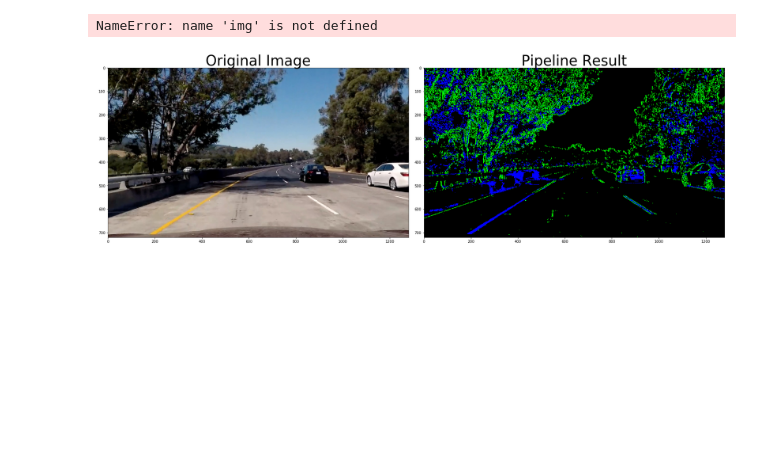
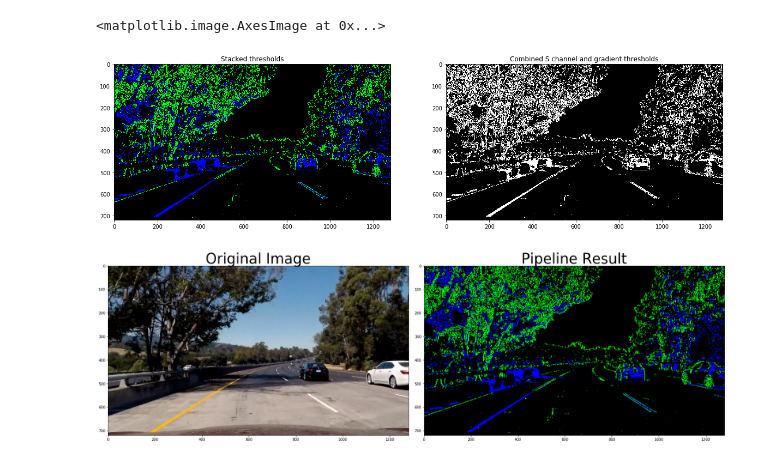
Before and after one commit to demigecko/CarND-Advanced-Lane-Lines, a Jupyter notebook: Segments/9-Color and Gradient.ipynb, the cells around one changed output. Drawn from its saved outputs; the diff is of its cells as text; code cells hidden in the pictures; blank space fills up the shorter version.

```diff
--- a/Segments/9-Color and Gradient.ipynb
+++ b/Segments/9-Color and Gradient.ipynb
@@ -4,7 +4,7 @@ import cv2
 import matplotlib.pyplot as plt
 import matplotlib.image as mpimg
 
-image = mpimg.imread('bridge_shadow.jpg')
+img = mpimg.imread('bridge_shadow.jpg')
 
 # Convert to HLS color space and separate the S channel
 # Note: img is the undistorted image
@@ -22,34 +22,35 @@ abs_sobelx = np.absolute(sobelx) # Absolute x derivative to accentuate lines awa
 scaled_sobel = np.uint8(255*abs_sobelx/np.max(abs_sobelx))
 
 # Threshold x gradient
 thresh_min = 20
 thresh_max = 100
 sxbinary = np.zeros_like(scaled_sobel)
 sxbinary[(scaled_sobel >= thresh_min) & (scaled_sobel <= thresh_max)] = 1
 
 # Threshold color channel
 s_thresh_min = 170
 s_thresh_max = 255
 s_binary = np.zeros_like(s_channel)
 s_binary[(s_channel >= s_thresh_min) & (s_channel <= s_thresh_max)] = 1
 
 # Stack each channel to view their individual contributions in green and blue respectively
 # This returns a stack of the two binary images, whose components you can see as different colors
 color_binary = np.dstack(( np.zeros_like(sxbinary), sxbinary, s_binary)) * 255
 
 # Combine the two binary thresholds
 combined_binary = np.zeros_like(sxbinary)
 combined_binary[(s_binary == 1) | (sxbinary == 1)] = 1
 
 # Plotting thresholded images
 f, (ax1, ax2) = plt.subplots(1, 2, figsize=(20,10))
 ax1.set_title('Stacked thresholds')
 ax1.imshow(color_binary)
 
 ax2.set_title('Combined S channel and gradient thresholds')
 ax2.imshow(combined_binary, cmap='gray')
 # %% [output]
-NameError: name 'img' is not defined
+<matplotlib.image.AxesImage at 0x...>
+[figure, added]
 # %%
 import numpy as np
 import cv2
```
Also changed, not shown: 3 other files.
